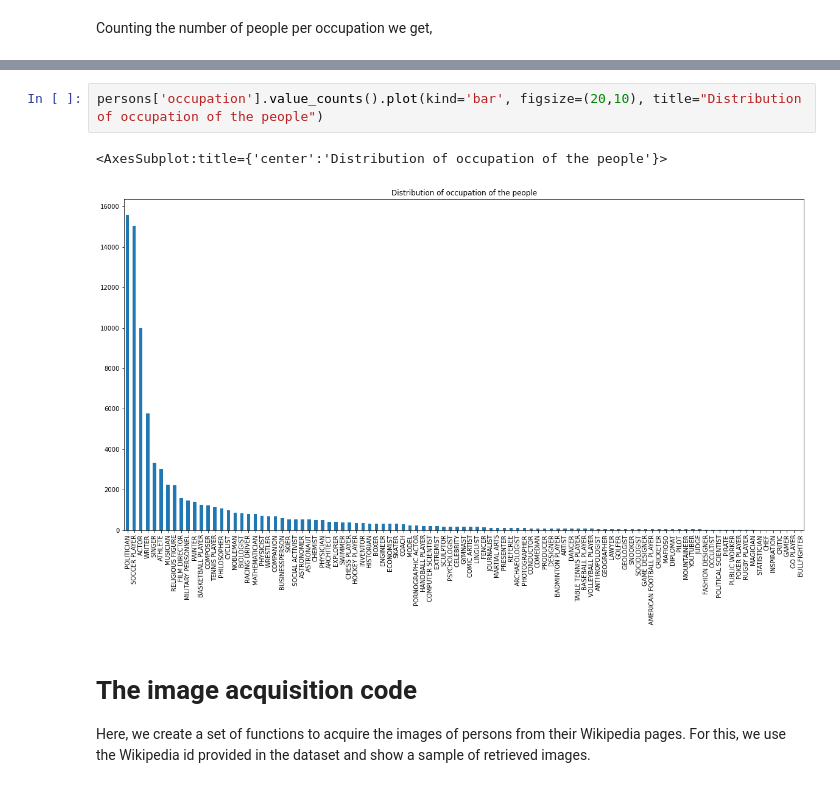
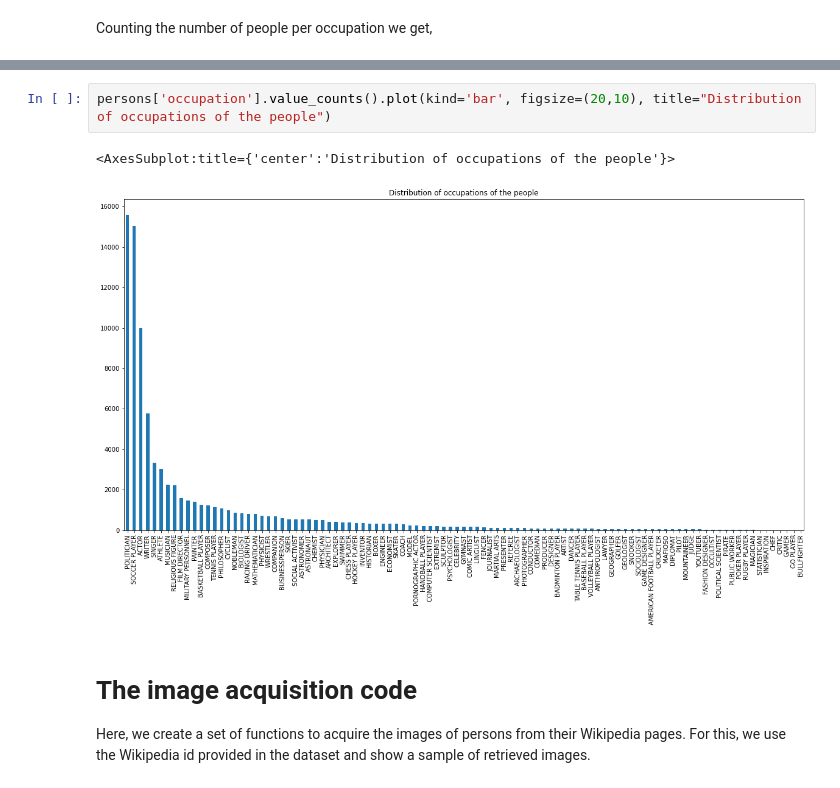
Before and after one commit to com-480-data-visualization/data-visualization-project-2021-famousworld, a Jupyter notebook: notebooks/PantheonExploratory.ipynb, the cells around one changed output, grey strips where cells are left out. Cells and saved outputs as stored; diff of their text form.

```diff
--- a/notebooks/PantheonExploratory.ipynb
+++ b/notebooks/PantheonExploratory.ipynb
@@ -190,10 +190,10 @@ GO PLAYER            2
 BULLFIGHTER          1
 Name: occupation, Length: 101, dtype: int64
 # %%
-persons['occupation'].value_counts().plot(kind='bar', figsize=(20,10), title="Distribution of occupation of the people")
+persons['occupation'].value_counts().plot(kind='bar', figsize=(20,10), title="Distribution of occupations of the people")
 # %% [output]
-<AxesSubplot:title={'center':'Distribution of occupation of the people'}>
+<AxesSubplot:title={'center':'Distribution of occupations of the people'}>
-[figure, old version]
+[figure, new version]
 # %% [markdown]
 # The image acquisition code
 
```
Also changed, not shown: parts of 3 cells of this notebook.
